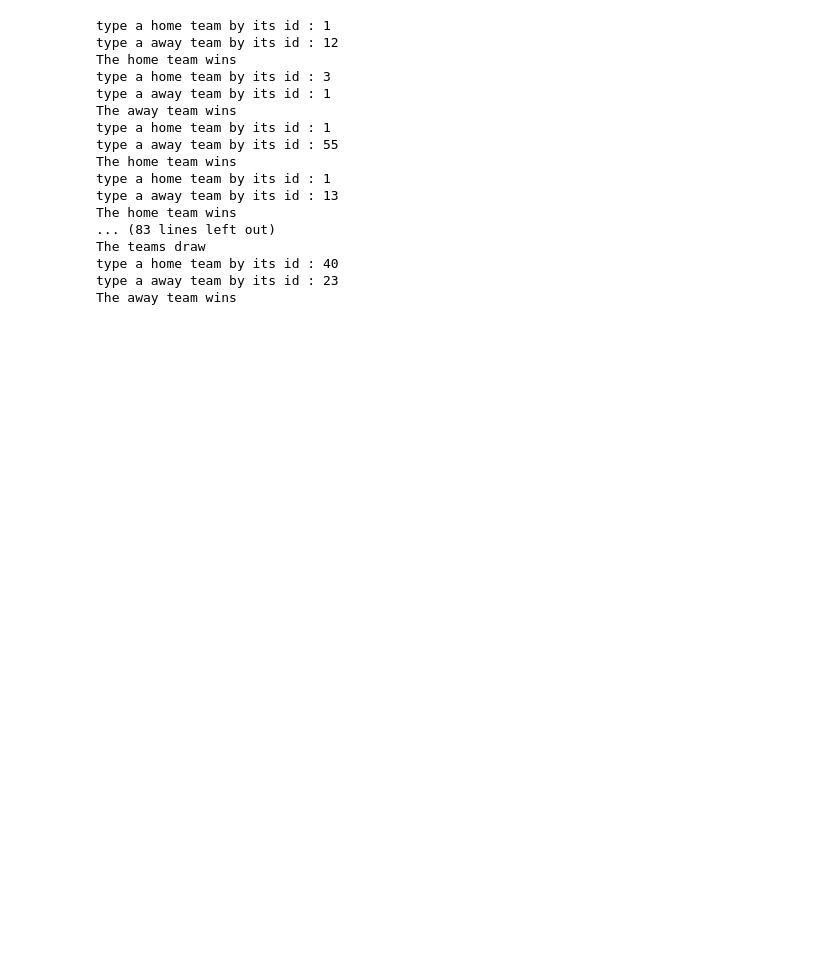
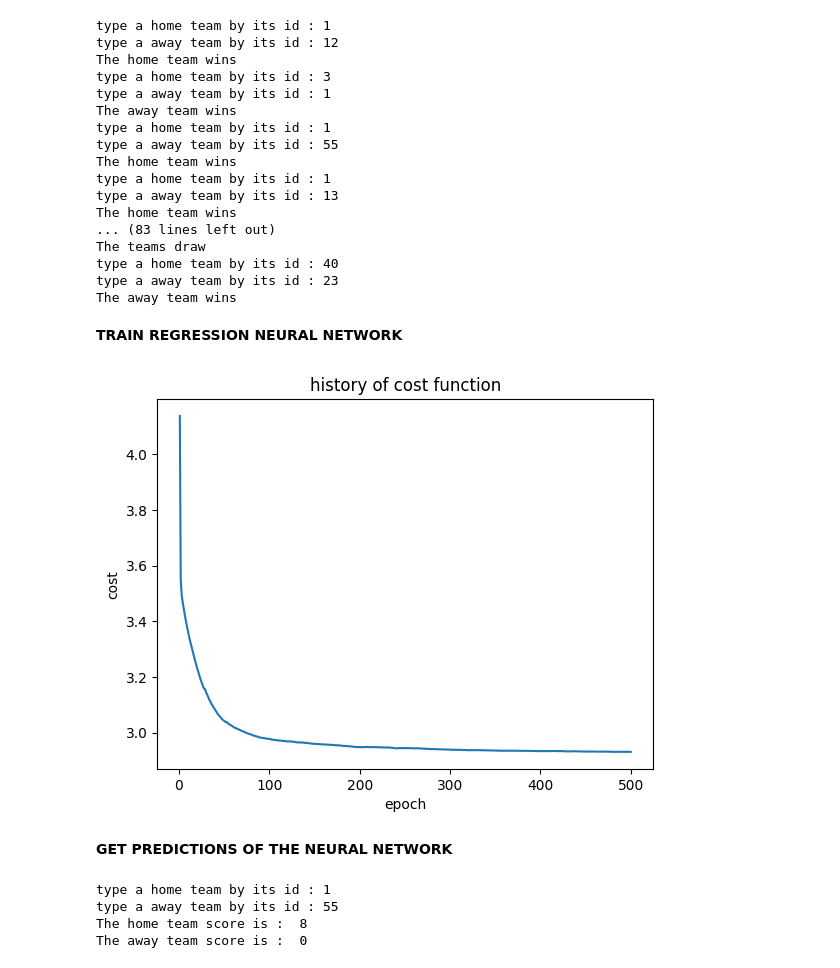
Before and after one commit to LuisFelipeVelasco/ML_And_Generative_AI_Experiments, a Jupyter notebook: Notebooks/neural_network_from_scratch.ipynb, the cells around one changed output. Drawn from its saved outputs; the diff is of its cells as text; code cells hidden in the pictures; blank space fills up the shorter version.

```diff
--- a/Notebooks/neural_network_from_scratch.ipynb
+++ b/Notebooks/neural_network_from_scratch.ipynb
@@ -360,3 +367,34 @@ The teams draw
 type a home team by its id : 40
 type a away team by its id : 23
 The away team wins
+# %% [markdown]
+**TRAIN REGRESSION NEURAL NETWORK**
+# %%
+samples= df.iloc[:,:-5].values
+labels= df.iloc[:,-5:-3].values
+columns_count=samples.shape[1]
+model= NeuralNetwork(0.001,columns_count,[110,2],500,"regression")
+model.fit(samples,labels)
+model.plot_cost_history()
+# %% [output]
+[figure, added]
+# %% [markdown]
+**GET PREDICTIONS OF THE NEURAL NETWORK**
+# %%
+while True:
+  id_home_team=int(input("type a home team by its id : ")) - 1
+  id_away_team=int(input("type a away team by its id : ")) + 54
+  sample=np.zeros(110)
+  sample[id_home_team]=1
+  sample[id_away_team]=1
+  sample=sample[:,None]
+  results=model.predict(sample)
+  home_team_score=round(results[0][0])
+  away_team_score=round(results[1][0])
+  print("The home team score is : ",home_team_score)
+  print("The away team score is : ",away_team_score)
+# %% [output]
+type a home team by its id : 1
+type a away team by its id : 55
+The home team score is :  8
+The away team score is :  0
```
Also changed, not shown: parts of 14 cells of this notebook.
